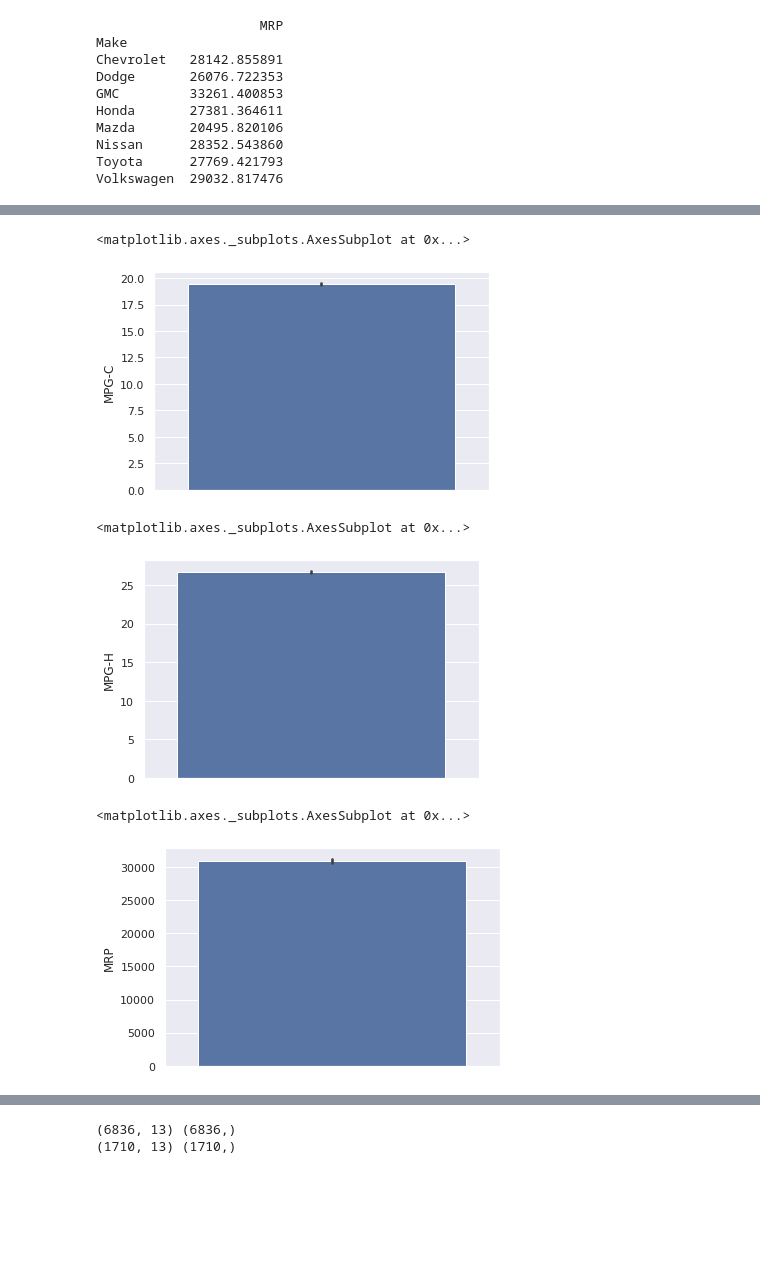
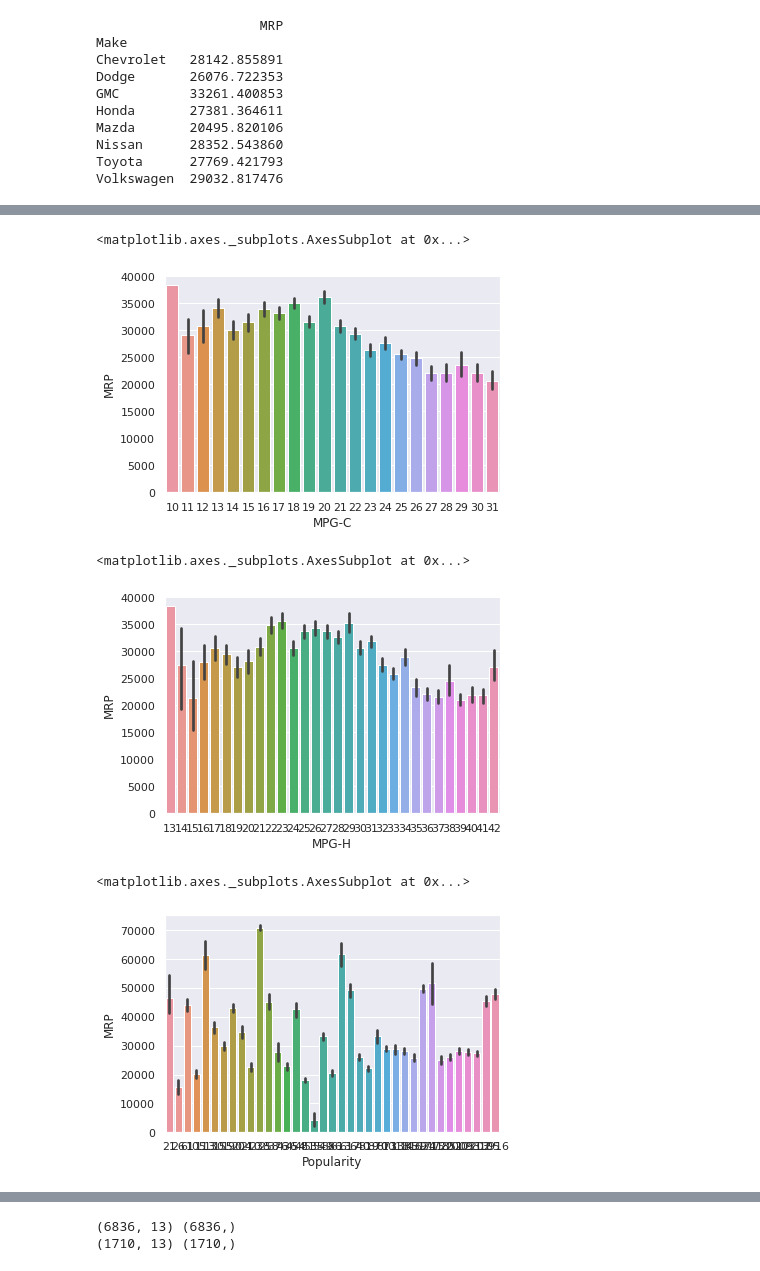
Before and after one commit to devkhetan/ML-Internship, a Jupyter notebook: ML_Internship_Project(B)_.ipynb, the cells around one changed output, grey strips where cells are left out. Saved outputs shown, nothing was run; the diff lists cells and outputs as text; code cells hidden in the pictures; blank space fills up the shorter version.

```diff
--- a/ML_Internship_Project(B)_.ipynb
+++ b/ML_Internship_Project(B)_.ipynb
@@ -290,16 +300,16 @@ sns.barplot(y=df['HP'])
 # %%
-sns.barplot(y=df['MPG-C'])
+sns.barplot(df['MPG-C'],df['MRP'])
 # %% [output]
 <matplotlib.axes._subplots.AxesSubplot at 0x...>
-[figure, old version]
+[figure, new version]
 # %%
-sns.barplot(y=df['MPG-H'])
+sns.barplot(df['MPG-H'],df['MRP'])
 # %% [output]
 <matplotlib.axes._subplots.AxesSubplot at 0x...>
-[figure, old version]
+[figure, new version]
 # %%
-sns.barplot(y=df['MRP'])
+sns.barplot(df['Popularity'],df['MRP'])
 # %% [output]
 <matplotlib.axes._subplots.AxesSubplot at 0x...>
-[figure, old version]
+[figure, new version]
 # %%
```
Also changed, not shown: parts of 10 cells of this notebook.
